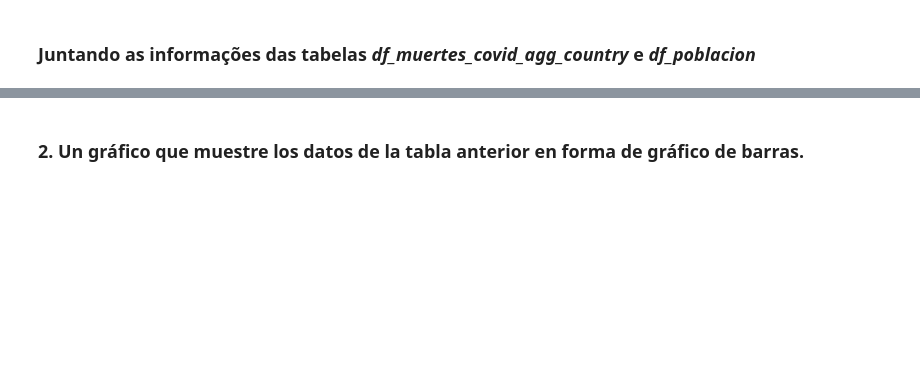
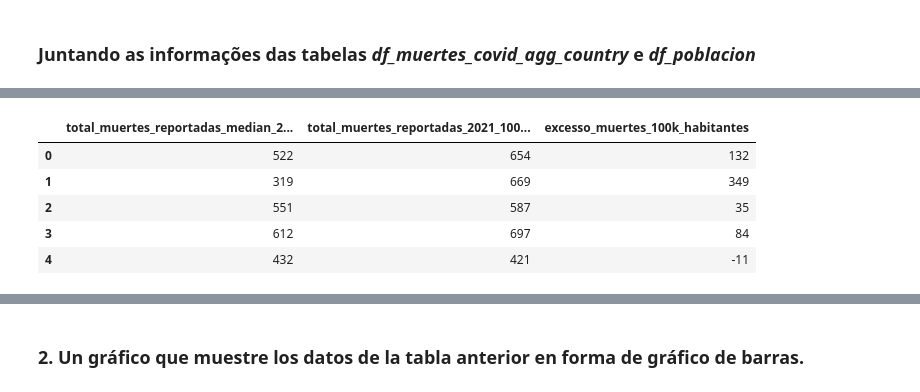
Before and after one commit to marcodeamicis/proyecto_covid, a Jupyter notebook: notebooks/1_business_and_data_understanding_suto.ipynb, the cells around one changed output, grey strips where cells are left out. Saved outputs shown, nothing was run; the diff lists cells and outputs as text; code cells hidden in the pictures; blank space fills up the shorter version.

```diff
--- a/notebooks/1_business_and_data_understanding_suto.ipynb
+++ b/notebooks/1_business_and_data_understanding_suto.ipynb
@@ -276,0 +291,18 @@ df_muertes_covid_final
+# %%
+df_muertes_merged = df_poblacion.merge(df_muertes_covid_2014_19, how='left', on='pais')
+df_muertes_merged = df_muertes_merged.merge(df_muertes_covid_2021, how='left', on='pais')
+df_muertes_merged['excesso_muertes'] = (
+    df_muertes_merged['total_muertes_reportadas_2021'] - df_muertes_merged['total_muertes_reportadas_median_2014_2019']
+    )
+
+for column in df_muertes_merged.columns[2:]:
+    df_muertes_merged[column+'_100k_habitantes'] = (df_muertes_merged[column]/df_muertes_merged['poblacion']*100_000).astype(int)
+
+df_muertes_merged.iloc[:, 5:]
+# %% [output]
+|  | total_muertes_reportadas_median_2... | total_muertes_reportadas_2021_100... | excesso_muertes_100k_habitantes |
+| 0 | 522 | 654 | 132 |
+| 1 | 319 | 669 | 349 |
+| 2 | 551 | 587 | 35 |
+| 3 | 612 | 697 | 84 |
+| 4 | 432 | 421 | -11 |
```
Also changed, not shown: parts of 12 cells of this notebook.
